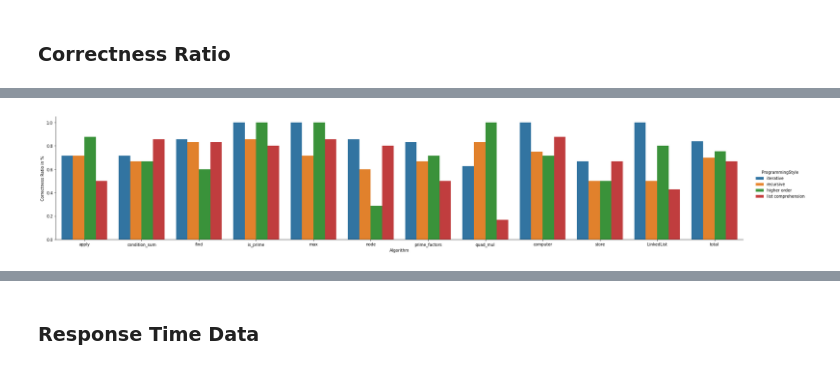
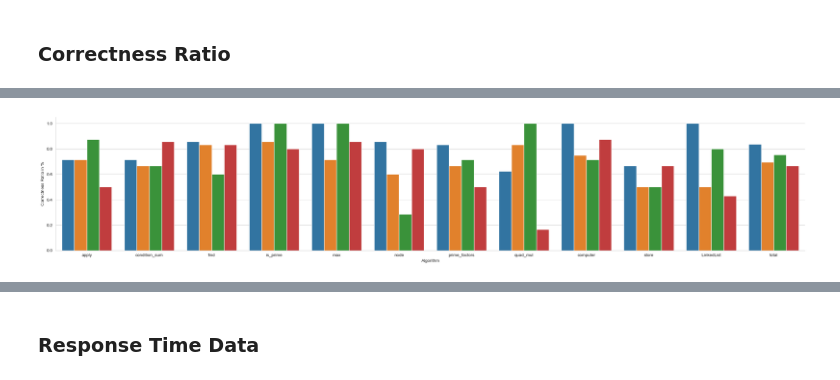
Before and after one commit to Sonaion/bachelor-arbeit, a Jupyter notebook: DataEvaluation/RQ01_01_Behavioral.ipynb, the cells around one changed output, grey strips where cells are left out. Cells and saved outputs as stored; diff of their text form; code cells hidden in the pictures.

```diff
--- a/DataEvaluation/RQ01_01_Behavioral.ipynb
+++ b/DataEvaluation/RQ01_01_Behavioral.ipynb
@@ -74,12 +91,13 @@ df_correctness_ratio.to_csv('./results/behavioral_correctness_ratio.csv', index=
 # %%
-ax = sns.catplot(x="Algorithm", y="Ratio", hue="ProgrammingStyle", data=df_correctness_ratio, kind="bar", height=5, aspect=5)
+ax = sns.catplot(x="Algorithm", y="Ratio", hue="ProgrammingStyle", data=df_correctness_ratio, kind="bar",
+                 height=5, aspect=5, legend=None)
 ax.tight_layout()
 ax.set(ylabel='Correctness Ratio in %')
-plt.savefig("./results/behavioral_correctness_ratio.png")
+plt.savefig("./results/RQ1_CorrectnessRatio_PerAlgorithm.png")
 plt.show()
 plt.close('all')
 # %% [output]
-[figure, old version]
+[figure, new version]
 # %%
 df_tmp = df_correctness_ratio[["ProgrammingStyle", "Algorithm", "Ratio"]]
 df_tmp = df_tmp[df_tmp["Algorithm"] != "total"]
```
Also changed, not shown: parts of 34 cells of this notebook, 3 other files.
